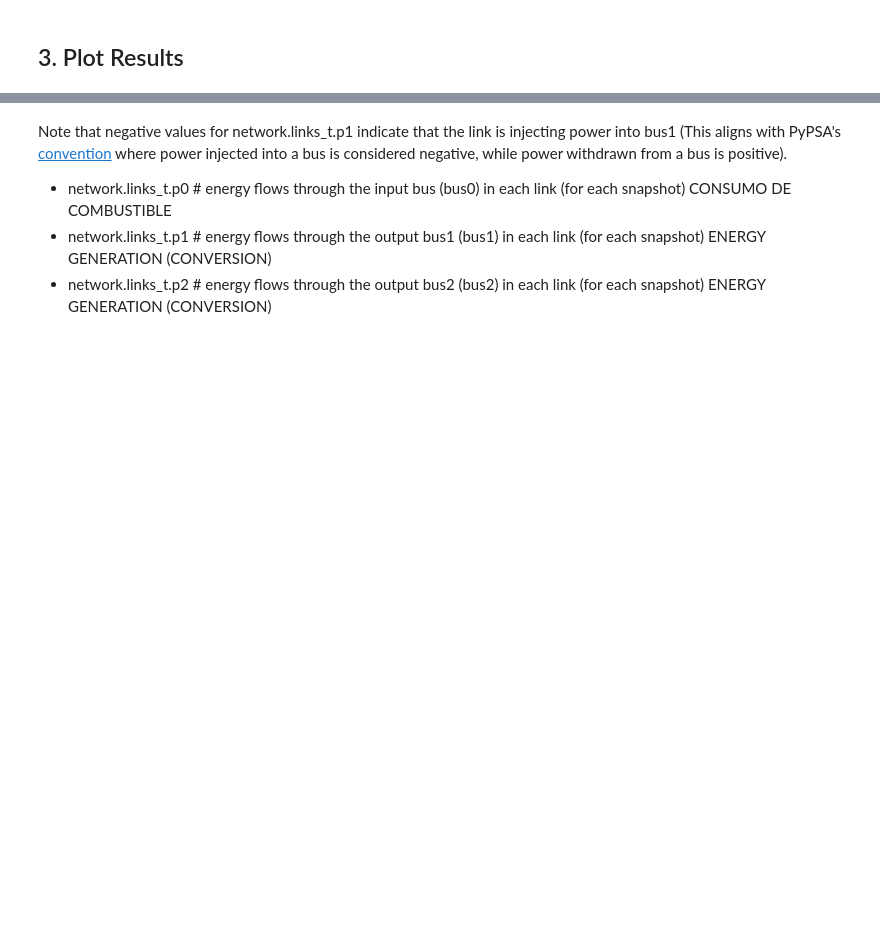
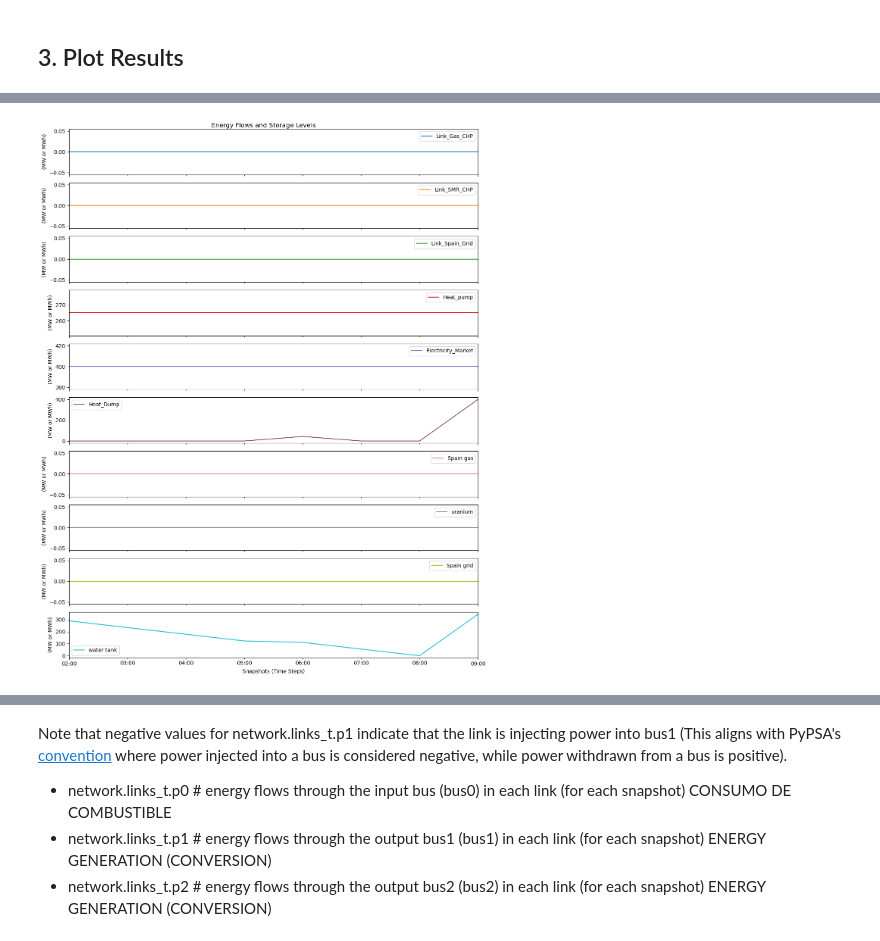
Before and after one commit to C-ansi-eof/SIDNE-Model, a Jupyter notebook: SMR_multilink.ipynb, the cells around one changed output, grey strips where cells are left out. Cells and saved outputs as stored; diff of their text form; code cells hidden in the pictures; blank space fills up the shorter version.

```diff
--- a/SMR_multilink.ipynb
+++ b/SMR_multilink.ipynb
@@ -275,2 +323,24 @@ INFO:pypsa.optimization.optimize:The shadow-prices of the constraints Generator-
+# %%
+# Combinar datos de links, generadores y almacenes
+links_p0 = network.links_t.p0  # Flujos de energía en los links (bus0)
+generators_p = network.generators_t.p  # Producción de los generadores
+stores_e = network.stores_t.e  # Energía almacenada en los almacenes
+
+# Crear un DataFrame combinado
+combined_data = pd.concat([links_p0, generators_p, stores_e], axis=1)
+
+# Graficar los datos combinados en subplots
+ax = combined_data.plot(subplots=True, figsize=(12, 15), title="Energy Flows and Storage Levels")
+
+# Configurar etiquetas para cada subplot
+for subplot in ax:
+    subplot.set_xlabel("Snapshots (Time Steps)")  # Etiqueta del eje x
+    subplot.set_ylabel("(MW or MWh)")      # Etiqueta del eje y
+
+# Ajustar el diseño para evitar superposición
+plt.tight_layout()
+plt.show()
+# %% [output]
+[figure, added]
 # %%
 # Plot production view with subplots
```
Also changed, not shown: parts of 34 cells of this notebook, 4 other files.
